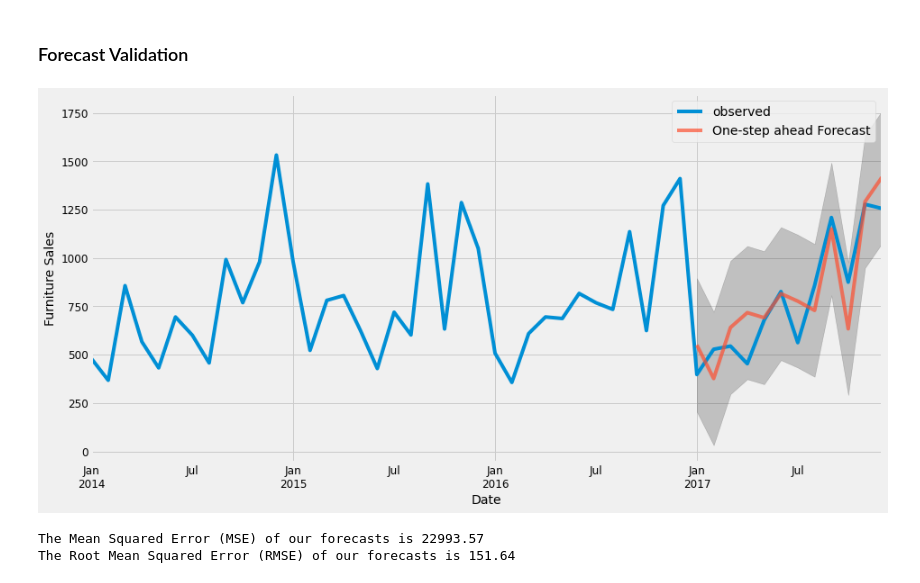
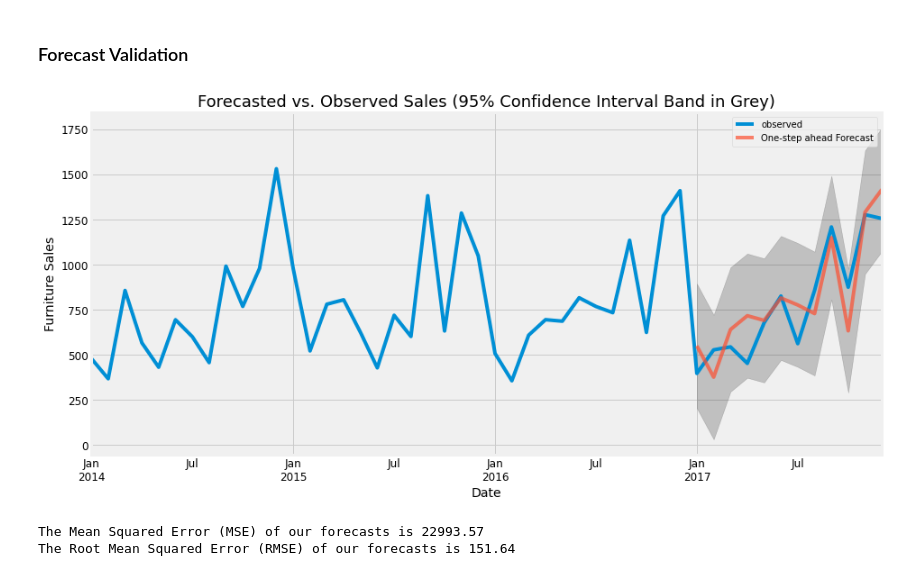
Before and after one commit to Andre-Bravo/Time-Series-Forecast-WorkSample, a Jupyter notebook: data_analysis.ipynb, the cells around one changed output. Saved outputs shown, nothing was run; the diff lists cells and outputs as text; code cells hidden in the pictures.

```diff
--- a/data_analysis.ipynb
+++ b/data_analysis.ipynb
@@ -201,23 +201,25 @@ Daignostics tell us we have a decent fit given:
 # %%
 pred = results.get_prediction(start=pd.to_datetime('2017-01-01'),
                               dynamic=False)
 pred_ci = pred.conf_int()
 
 #plot observed
 ax = y['2014':].plot(label='observed')
 #plot predicted
 pred.predicted_mean.plot(ax=ax, label='One-step ahead Forecast', alpha=.7, figsize=(14, 7))
 #plot CI
 ax.fill_between(pred_ci.index,
                 pred_ci.iloc[:, 0],
                 pred_ci.iloc[:, 1], color='k', alpha=.2)
 
 ax.set_xlabel('Date')
 ax.set_ylabel('Furniture Sales')
+plt.title('Forecasted vs. Observed Sales (95% Confidence Interval Band in Grey)', fontdict={'fontsize': 18})
 plt.legend()
+plt.savefig('Forecast_TimeSeries.png')
 plt.show()
 # %% [output]
-[figure, old version]
+[figure, new version]
 # %%
 y_forecasted = pred.predicted_mean
 y_truth = y['2017-01-01':]
```
Also changed, not shown: parts of 2 cells of this notebook.
